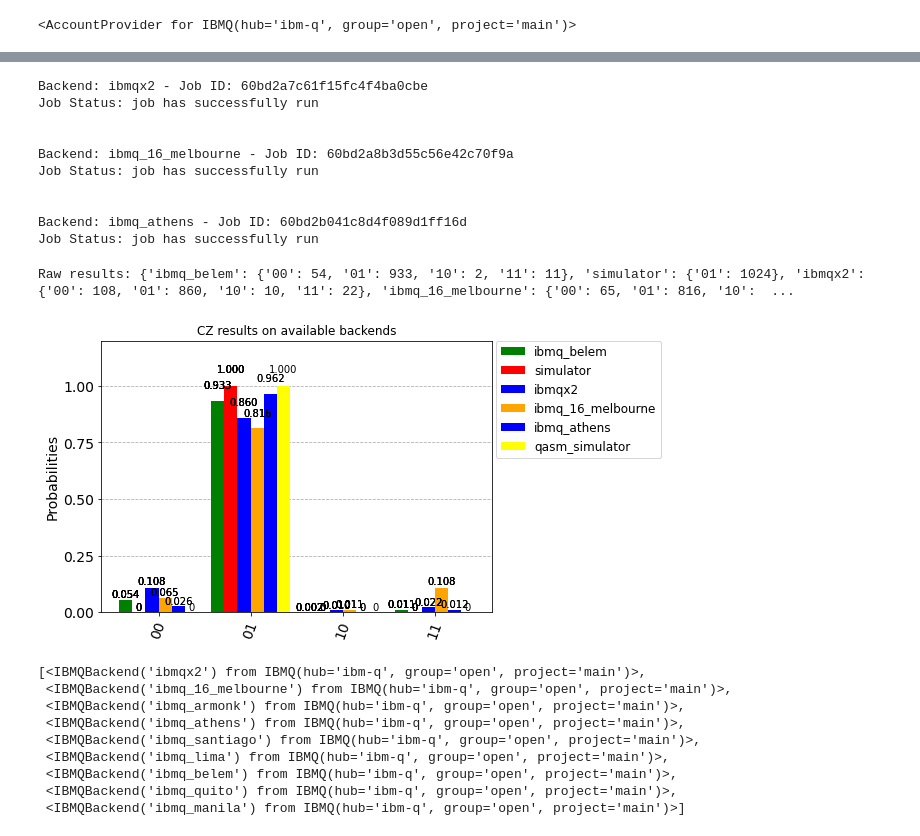
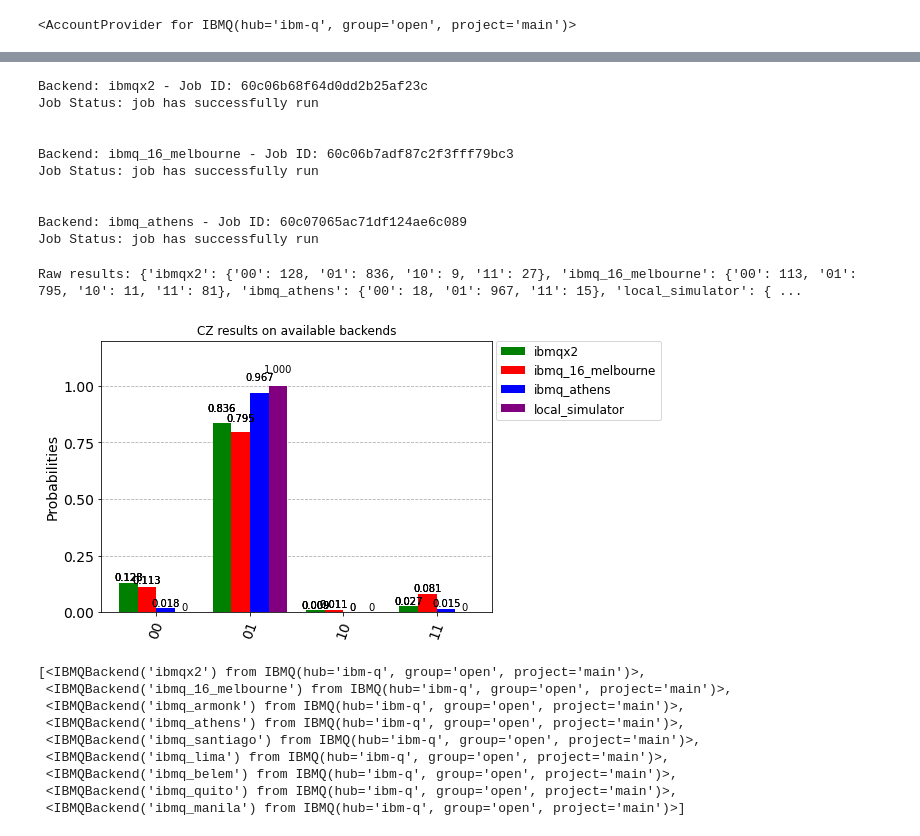
Before and after one commit to sergiomtzlosa/docker-qiskit, a Jupyter notebook: qiskit-jupyter/notebooks/controlled-Z.ipynb, the cells around one changed output, grey strips where cells are left out. Saved outputs shown, nothing was run; the diff lists cells and outputs as text; code cells hidden in the pictures.

```diff
--- a/qiskit-jupyter/notebooks/controlled-Z.ipynb
+++ b/qiskit-jupyter/notebooks/controlled-Z.ipynb
@@ -104,6 +125,8 @@ display(plot_error_map(backend))
 # %%
 all_backends_available = provider.backends(filters=lambda b: b.configuration().n_qubits > 1 and b.status().operational and not b.configuration().simulator)
 # %%
+counts = {}
+
 for backend in all_backends_available[0:3]:
 
     job = execute(circuit, backend, shots=1000)
@@ -117,30 +140,30 @@ for backend in all_backends_available[0:3]:
     result = job.result()
     counts[backend.name()] = result.get_counts(circuit)
 # %% [output]
-Backend: ibmqx2 - Job ID: 60bd2a7c61f15fc4f4ba0cbe
+Backend: ibmqx2 - Job ID: 60c06b68f64d0dd2b25af23c
 Job Status: job has successfully run
 
 
-Backend: ibmq_16_melbourne - Job ID: 60bd2a8b3d55c56e42c70f9a
+Backend: ibmq_16_melbourne - Job ID: 60c06b7adf87c2f3fff79bc3
 Job Status: job has successfully run
 
 
-Backend: ibmq_athens - Job ID: 60bd2b041c8d4f089d1ff16d
+Backend: ibmq_athens - Job ID: 60c07065ac71df124ae6c089
 Job Status: job has successfully run
 # %%
-counts["qasm_simulator"] = counts_sim
+counts["local_simulator"] = counts_sim
 # %%
 print("\nRaw results:", counts)
 
-colors = ['green', 'red', 'blue', 'orange', 'blue', 'yellow']
+colors = ['green', 'red', 'blue', 'purple', 'brown', 'yellow']
 
 display(plot_histogram(list(counts.values()),
                        title = "CZ results on available backends",
                        legend=list(counts),
                        color = colors[0:len(colors)], bar_labels=True))
 # %% [output]
-Raw results: {'ibmq_belem': {'00': 54, '01': 933, '10': 2, '11': 11}, 'simulator': {'01': 1024}, 'ibmqx2': {'00': 108, '01': 860, '10': 10, '11': 22}, 'ibmq_16_melbourne': {'00': 65, '01': 816, '10':  ...
+Raw results: {'ibmqx2': {'00': 128, '01': 836, '10': 9, '11': 27}, 'ibmq_16_melbourne': {'00': 113, '01': 795, '10': 11, '11': 81}, 'ibmq_athens': {'00': 18, '01': 967, '11': 15}, 'local_simulator': { ...
-[figure, old version]
+[figure, new version]
 # %%
 provider.backends(filters=lambda b: not b.configuration().simulator)
 # %% [output]
```
Also changed, not shown: parts of 14 cells of this notebook, 1 other file.
